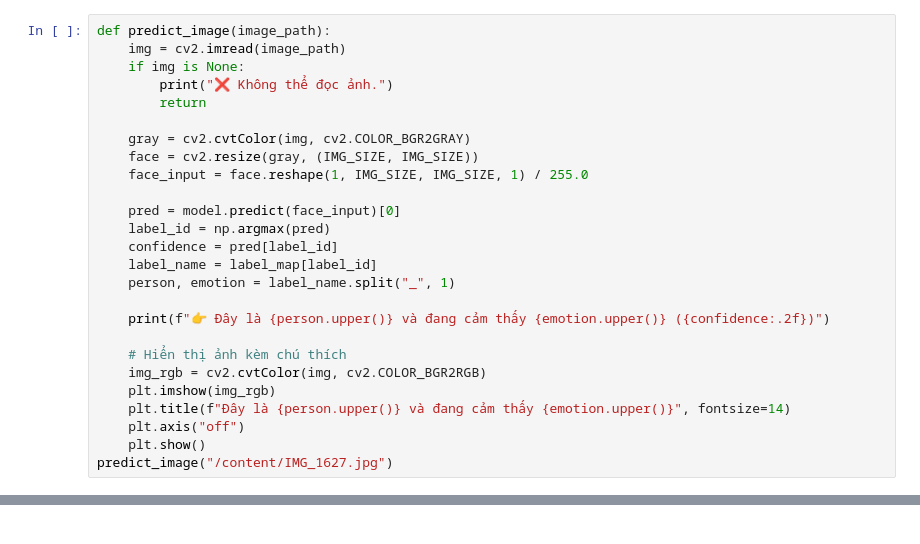
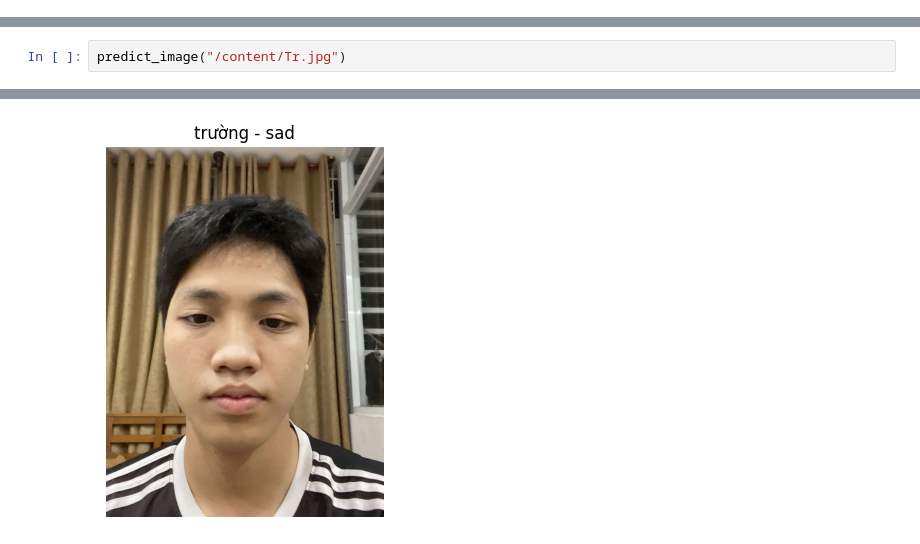
Before and after one commit to TQT2203/btvn, a Jupyter notebook: BTVN_AI.ipynb, the cells around one changed output, grey strips where cells are left out. Drawn from its saved outputs; the diff is of its cells as text.

```diff
--- a/BTVN_AI.ipynb
+++ b/BTVN_AI.ipynb
@@ -199,26 +185,0 @@ predict_image("/Loc.jpg")
-# %%
-def predict_image(image_path):
-    img = cv2.imread(image_path)
-    if img is None:
-        print("❌ Không thể đọc ảnh.")
-        return
-
-    gray = cv2.cvtColor(img, cv2.COLOR_BGR2GRAY)
-    face = cv2.resize(gray, (IMG_SIZE, IMG_SIZE))
-    face_input = face.reshape(1, IMG_SIZE, IMG_SIZE, 1) / 255.0
-
-    pred = model.predict(face_input)[0]
-    label_id = np.argmax(pred)
-    confidence = pred[label_id]
-    label_name = label_map[label_id]
-    person, emotion = label_name.split("_", 1)
-
-    print(f"👉 Đây là {person.upper()} và đang cảm thấy {emotion.upper()} ({confidence:.2f})")
-
-    # Hiển thị ảnh kèm chú thích
-    img_rgb = cv2.cvtColor(img, cv2.COLOR_BGR2RGB)
-    plt.imshow(img_rgb)
-    plt.title(f"Đây là {person.upper()} và đang cảm thấy {emotion.upper()}", fontsize=14)
-    plt.axis("off")
-    plt.show()
-predict_image("/content/IMG_1627.jpg")
@@ -228,0 +186,3 @@ predict_image("/content/IMG_1627.jpg")
+# %%
+predict_image("/content/Tr.jpg")
+# %% [output]
@@ -228,0 +192 @@ predict_image("/content/IMG_1627.jpg")
+[figure, added]
```
Also changed, not shown: parts of 12 cells of this notebook.
